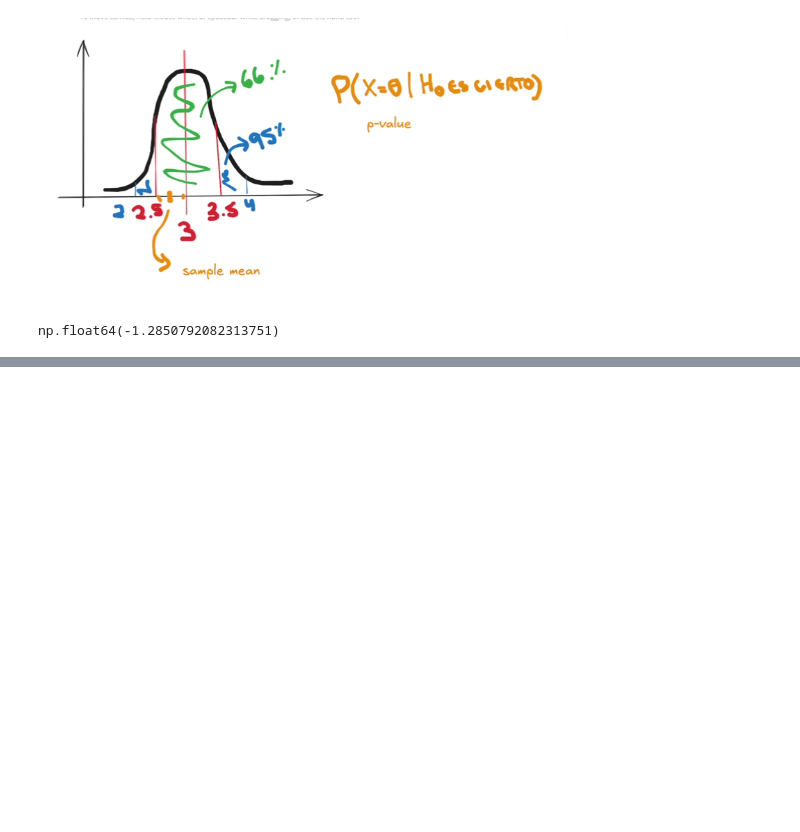
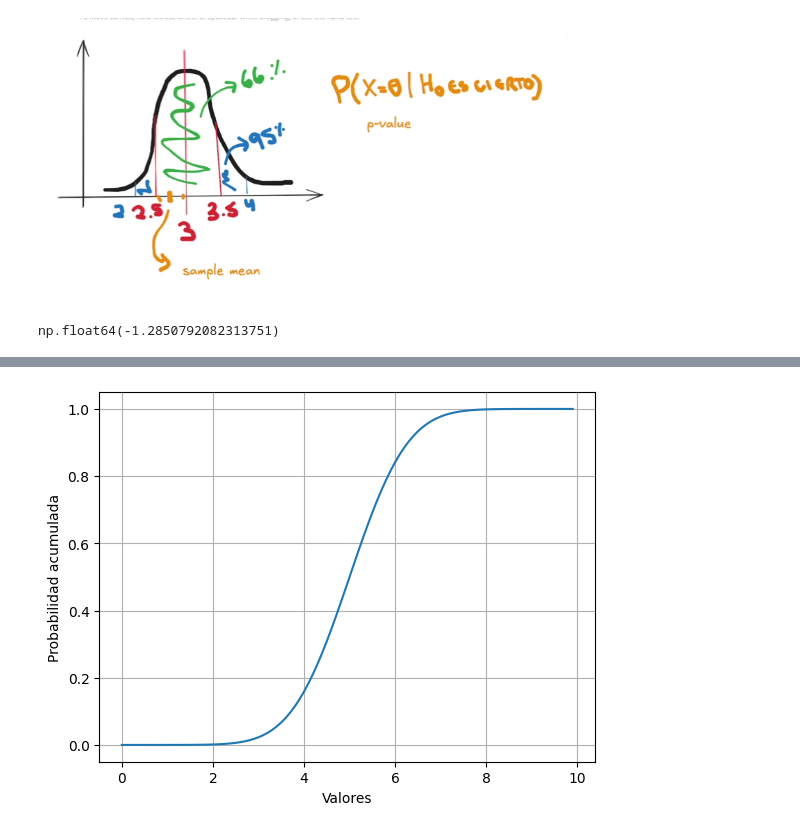
Before and after one commit to lab2077/4geeks_class, a Jupyter notebook: notebooks/06_hypothesis_testing.ipynb, the cells around one changed output, grey strips where cells are left out. Saved outputs shown, nothing was run; the diff lists cells and outputs as text; code cells hidden in the pictures; blank space fills up the shorter version.

```diff
--- a/notebooks/06_hypothesis_testing.ipynb
+++ b/notebooks/06_hypothesis_testing.ipynb
@@ -101,0 +106,9 @@ np.float64(-1.2850792082313751)
+# %%
+accum_freqs = [norm.cdf(value,5,1) for value in numbers ]
+plt.plot(numbers, accum_freqs)
+plt.grid(True)
+plt.xlabel("Valores")
+plt.ylabel("Probabilidad acumulada")
+plt.show()
+# %% [output]
+[figure, added]
```
Also changed, not shown: parts of 1 cell of this notebook.
